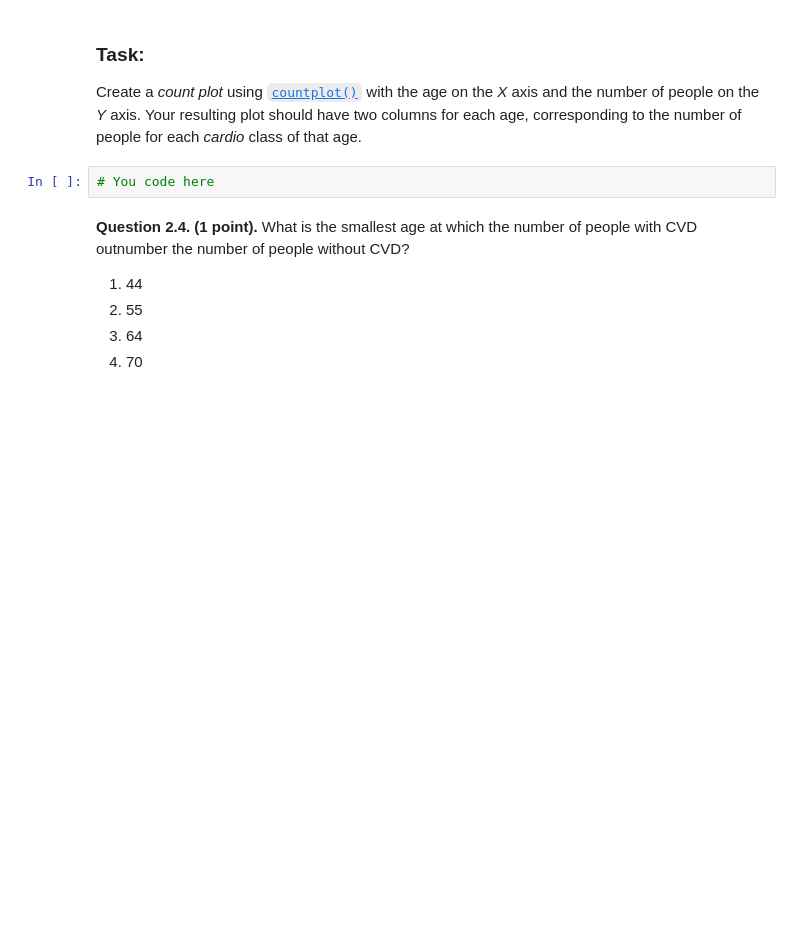
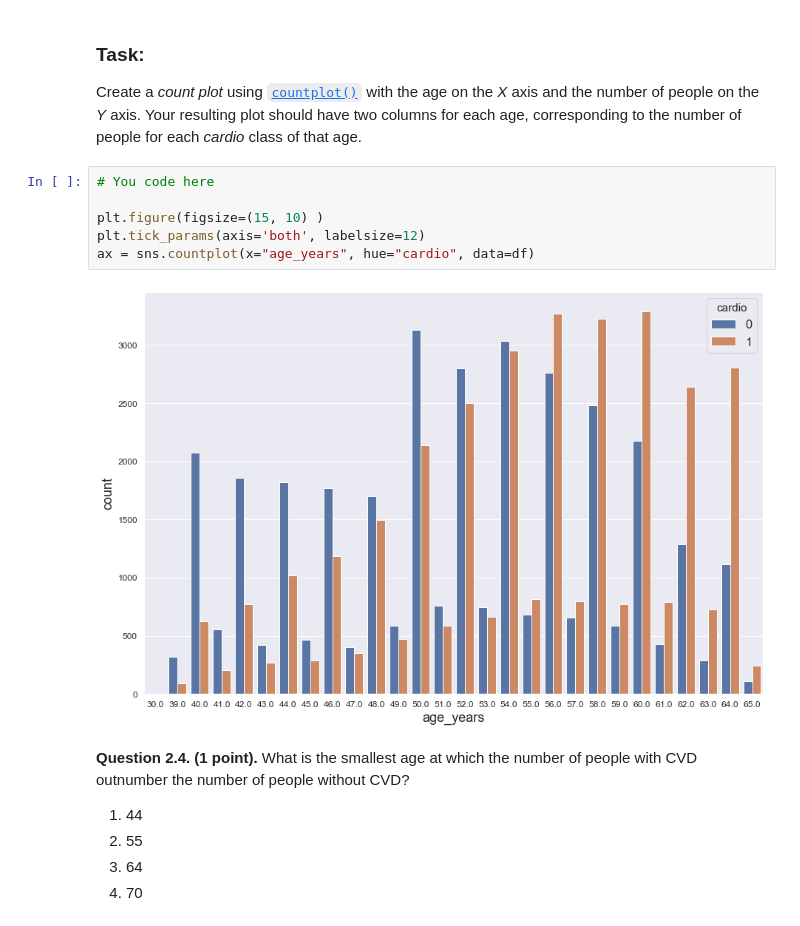
Before and after one commit to krohit01/mlcourse.ai, a Jupyter notebook: jupyter_english/assignments_demo/assignment02_analyzing_cardiovascular_desease_data.ipynb, the cells around one changed output. Drawn from its saved outputs; the diff is of its cells as text; blank space fills up the shorter version.

```diff
--- a/jupyter_english/assignments_demo/assignment02_analyzing_cardiovascular_desease_data.ipynb
+++ b/jupyter_english/assignments_demo/assignment02_analyzing_cardiovascular_desease_data.ipynb
@@ -434,8 +518,14 @@ Previously, we calculated the age of the respondents in years at the moment of e
 ### Task:
 
 Create a *count plot* using [`countplot()`](http://seaborn.pydata.org/generated/seaborn.countplot.html) with the age on the *X* axis and the number of people on the *Y* axis. Your resulting plot should have two columns for each age, corresponding to the number of people for each *cardio* class of that age.
-# %%
-# You code here
+# %%
+# You code here
+
+plt.figure(figsize=(15, 10) )
+plt.tick_params(axis='both', labelsize=12)
+ax = sns.countplot(x="age_years", hue="cardio", data=df)
+# %% [output]
+[figure, added]
 # %% [markdown]
 **Question 2.4. (1 point).** What is the smallest age at which the number of people with CVD outnumber the number of people without CVD?
 
```
Also changed, not shown: parts of 13 cells of this notebook.
